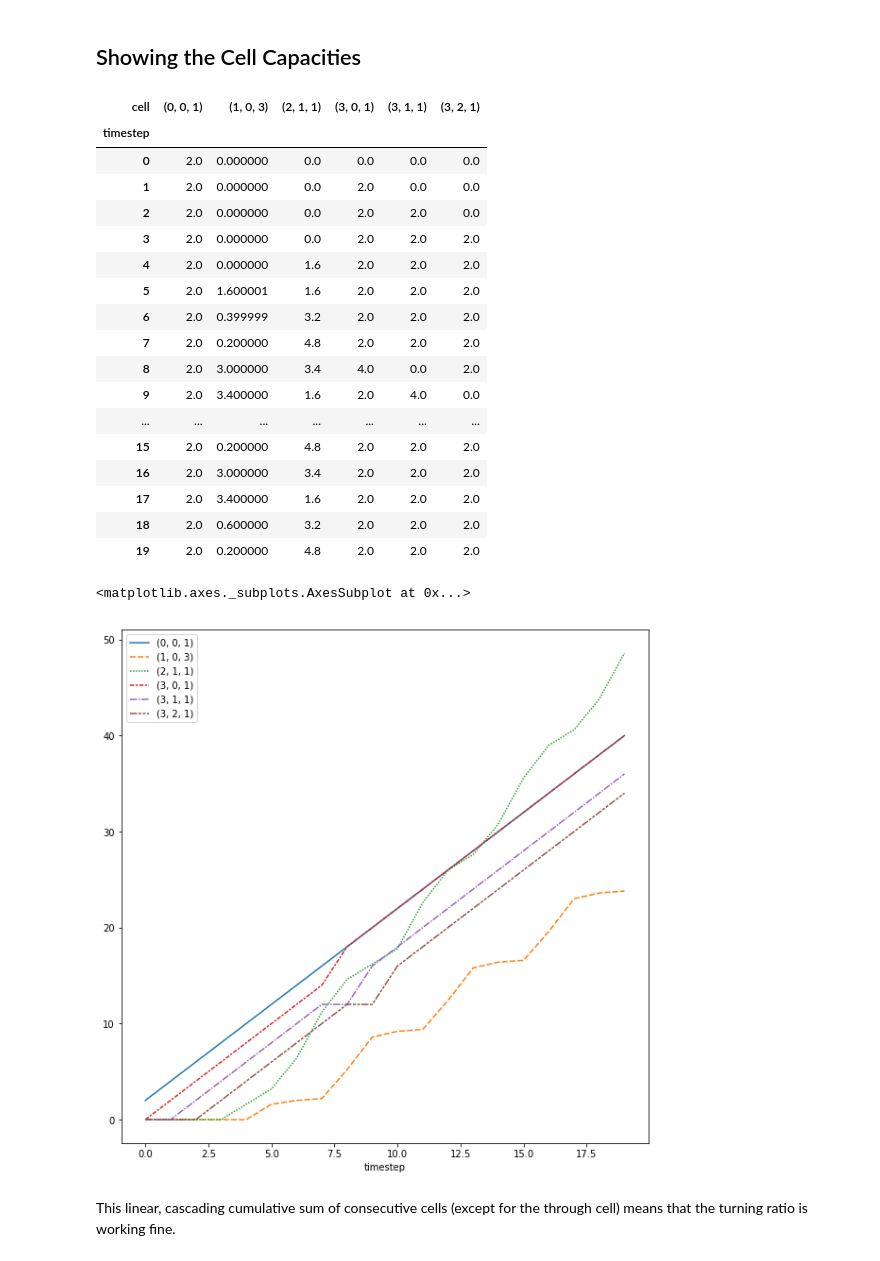
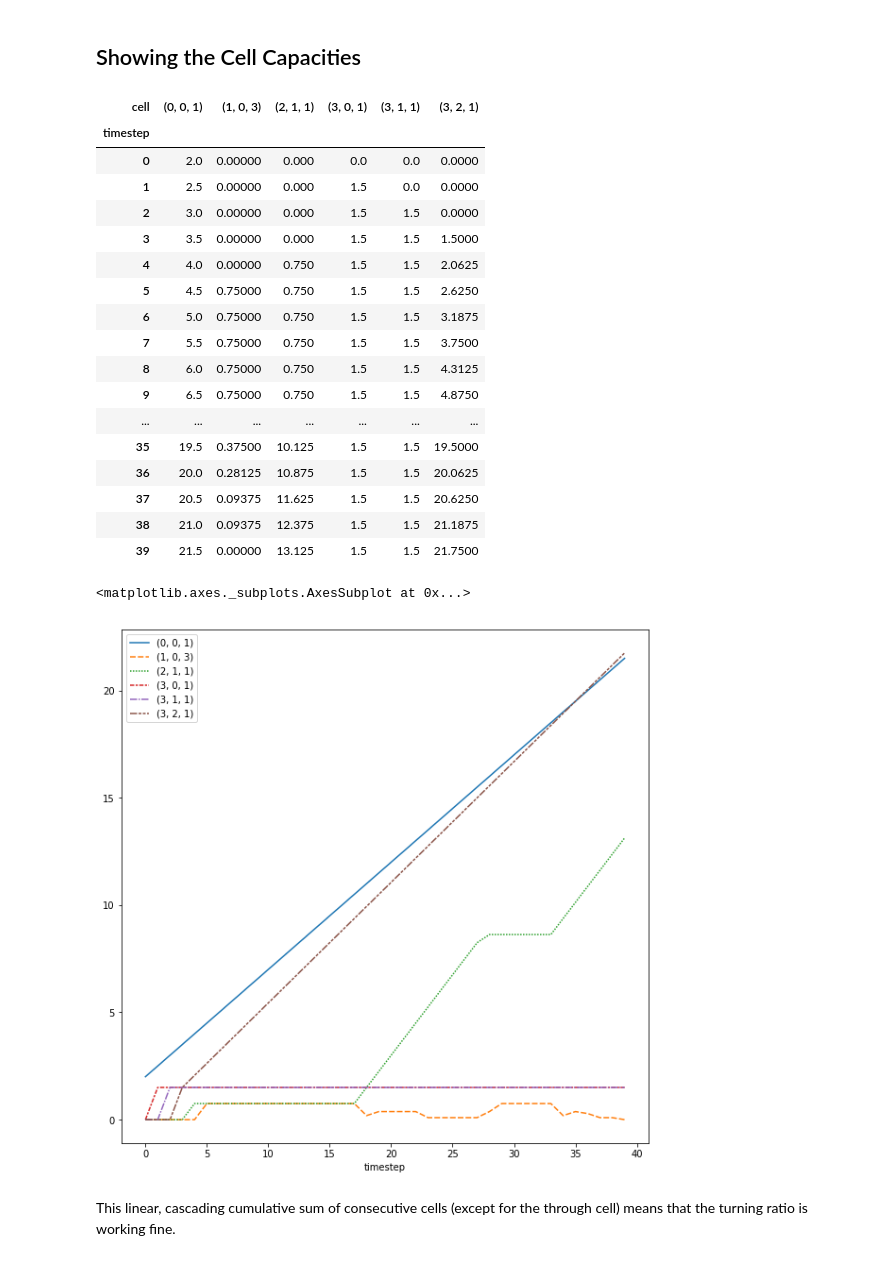
Before and after one commit to DEGABGED/linear_solver, a Jupyter notebook: CTM MILP (Delay, Constraints 1-6, CTMModels Module).ipynb, the cells around one changed output. Drawn from its saved outputs; the diff is of its cells as text; code cells hidden in the pictures.

```diff
--- a/CTM MILP (Delay, Constraints 1-6, CTMModels Module).ipynb
+++ b/CTM MILP (Delay, Constraints 1-6, CTMModels Module).ipynb
@@ -24,12 +24,11 @@ Timesteps : Running Time
 ## Using the Module
 # %%
 model = Constraint6Model(
-    sat_flow_rate=3,
-    g_min=2,
-    g_max=5,
     time_step=3,
-    time_range=20,
-    demand=600)
+    time_range=40,
+    g_min=10,
+    g_max=50
+)
 
 model.generate()
 # %%
@@ -67,28 +80,28 @@ df_x_approach
 # %% [output]
 | cell | (0, 0, 1) | (1, 0, 3) | (2, 1, 1) | (3, 0, 1) | (3, 1, 1) | (3, 2, 1) |
 | timestep |  |  |  |  |  |  |
-| 0 | 2.0 | 0.000000 | 0.0 | 0.0 | 0.0 | 0.0 |
-| 1 | 2.0 | 0.000000 | 0.0 | 2.0 | 0.0 | 0.0 |
-| 2 | 2.0 | 0.000000 | 0.0 | 2.0 | 2.0 | 0.0 |
-| 3 | 2.0 | 0.000000 | 0.0 | 2.0 | 2.0 | 2.0 |
-| 4 | 2.0 | 0.000000 | 1.6 | 2.0 | 2.0 | 2.0 |
-| 5 | 2.0 | 1.600001 | 1.6 | 2.0 | 2.0 | 2.0 |
-| 6 | 2.0 | 0.399999 | 3.2 | 2.0 | 2.0 | 2.0 |
-| 7 | 2.0 | 0.200000 | 4.8 | 2.0 | 2.0 | 2.0 |
-| 8 | 2.0 | 3.000000 | 3.4 | 4.0 | 0.0 | 2.0 |
-| 9 | 2.0 | 3.400000 | 1.6 | 2.0 | 4.0 | 0.0 |
+| 0 | 2.0 | 0.00000 | 0.000 | 0.0 | 0.0 | 0.0000 |
+| 1 | 2.5 | 0.00000 | 0.000 | 1.5 | 0.0 | 0.0000 |
+| 2 | 3.0 | 0.00000 | 0.000 | 1.5 | 1.5 | 0.0000 |
+| 3 | 3.5 | 0.00000 | 0.000 | 1.5 | 1.5 | 1.5000 |
+| 4 | 4.0 | 0.00000 | 0.750 | 1.5 | 1.5 | 2.0625 |
+| 5 | 4.5 | 0.75000 | 0.750 | 1.5 | 1.5 | 2.6250 |
+| 6 | 5.0 | 0.75000 | 0.750 | 1.5 | 1.5 | 3.1875 |
+| 7 | 5.5 | 0.75000 | 0.750 | 1.5 | 1.5 | 3.7500 |
+| 8 | 6.0 | 0.75000 | 0.750 | 1.5 | 1.5 | 4.3125 |
+| 9 | 6.5 | 0.75000 | 0.750 | 1.5 | 1.5 | 4.8750 |
 | ... | ... | ... | ... | ... | ... | ... |
-| 15 | 2.0 | 0.200000 | 4.8 | 2.0 | 2.0 | 2.0 |
-| 16 | 2.0 | 3.000000 | 3.4 | 2.0 | 2.0 | 2.0 |
-| 17 | 2.0 | 3.400000 | 1.6 | 2.0 | 2.0 | 2.0 |
-| 18 | 2.0 | 0.600000 | 3.2 | 2.0 | 2.0 | 2.0 |
-| 19 | 2.0 | 0.200000 | 4.8 | 2.0 | 2.0 | 2.0 |
+| 35 | 19.5 | 0.37500 | 10.125 | 1.5 | 1.5 | 19.5000 |
+| 36 | 20.0 | 0.28125 | 10.875 | 1.5 | 1.5 | 20.0625 |
+| 37 | 20.5 | 0.09375 | 11.625 | 1.5 | 1.5 | 20.6250 |
+| 38 | 21.0 | 0.09375 | 12.375 | 1.5 | 1.5 | 21.1875 |
+| 39 | 21.5 | 0.00000 | 13.125 | 1.5 | 1.5 | 21.7500 |
 # %%
 _, ax = plt.subplots(figsize=(10,10))
-sns.lineplot(data=df_x_approach.cumsum())
+sns.lineplot(data=df_x_approach)
 # %% [output]
 <matplotlib.axes._subplots.AxesSubplot at 0x...>
-[figure, old version]
+[figure, new version]
 # %% [markdown]
 This linear, cascading cumulative sum of consecutive cells (except for the through cell) means that the turning ratio is working fine.
 # %%
```
Also changed, not shown: parts of 4 cells of this notebook, 4 other files.
